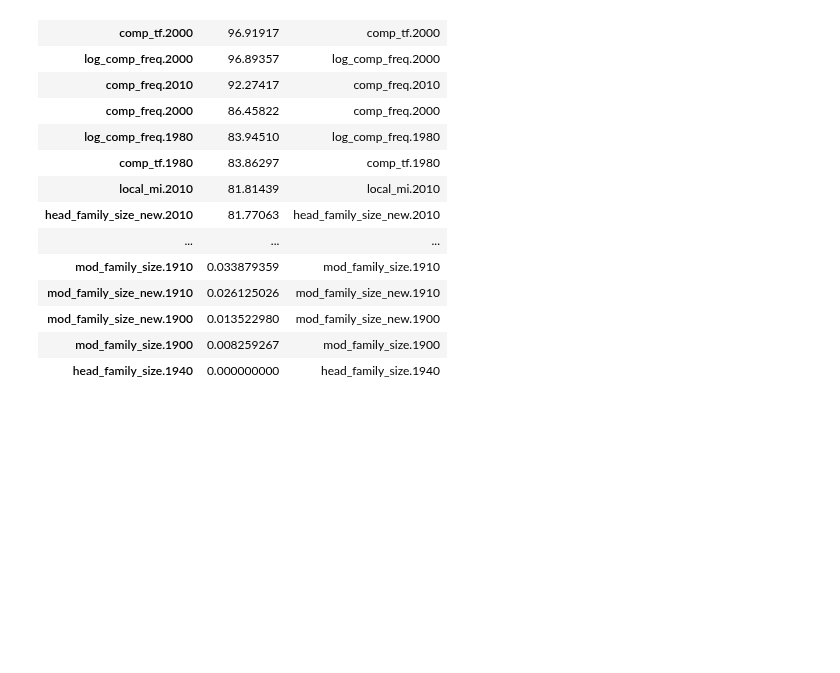
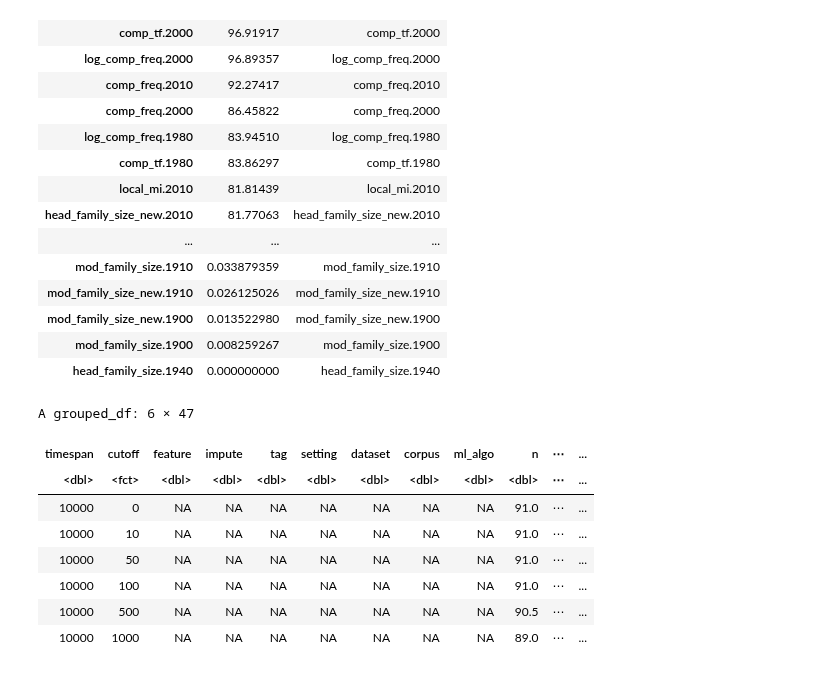
Before and after one commit to prajitdhar/Compounding, a Jupyter notebook: src/Regression_Exps_coha_PPMI.ipynb, the cells around one changed output. Cells and saved outputs as stored; diff of their text form; code cells hidden in the pictures; blank space fills up the shorter version.

```diff
--- a/src/Regression_Exps_coha_PPMI.ipynb
+++ b/src/Regression_Exps_coha_PPMI.ipynb
@@ -343,9 +390,22 @@ A data.frame: 697 × 2
 | mod_family_size.1900 | 0.008259267 | mod_family_size.1900 |
 | head_family_size.1940 | 0.000000000 | head_family_size.1940 |
 # %%
-varimp_df<-bind_rows(list_of_vi)
+varimp_df<-bind_rows(list_of_vi_10000)
 varimp_df$cutoff<-as.factor(varimp_df$cutoff)
 varimp_df[is.na(varimp_df)] <- 0
+vi_statistics<-varimp_df %>% group_by(timespan,cutoff) %>%
+summarise_all(mean)
+vi_statistics
+# %% [output]
+A grouped_df: 6 × 47
+| timespan | cutoff | feature | impute | tag | setting | dataset | corpus | ml_algo | n | ⋯ | ... |
+| <dbl> | <fct> | <dbl> | <dbl> | <dbl> | <dbl> | <dbl> | <dbl> | <dbl> | <dbl> | ⋯ | ... |
+| 10000 | 0 | NA | NA | NA | NA | NA | NA | NA | 91.0 | ⋯ | ... |
+| 10000 | 10 | NA | NA | NA | NA | NA | NA | NA | 91.0 | ⋯ | ... |
+| 10000 | 50 | NA | NA | NA | NA | NA | NA | NA | 91.0 | ⋯ | ... |
+| 10000 | 100 | NA | NA | NA | NA | NA | NA | NA | 91.0 | ⋯ | ... |
+| 10000 | 500 | NA | NA | NA | NA | NA | NA | NA | 90.5 | ⋯ | ... |
+| 10000 | 1000 | NA | NA | NA | NA | NA | NA | NA | 89.0 | ⋯ | ... |
 # %%
 rsquared_df<-bind_rows(list_of_rsqr)
 rsquared_df$cutoff<-as.factor(rsquared_df$cutoff)
```
Also changed, not shown: parts of 6 cells of this notebook, 8 other files.
